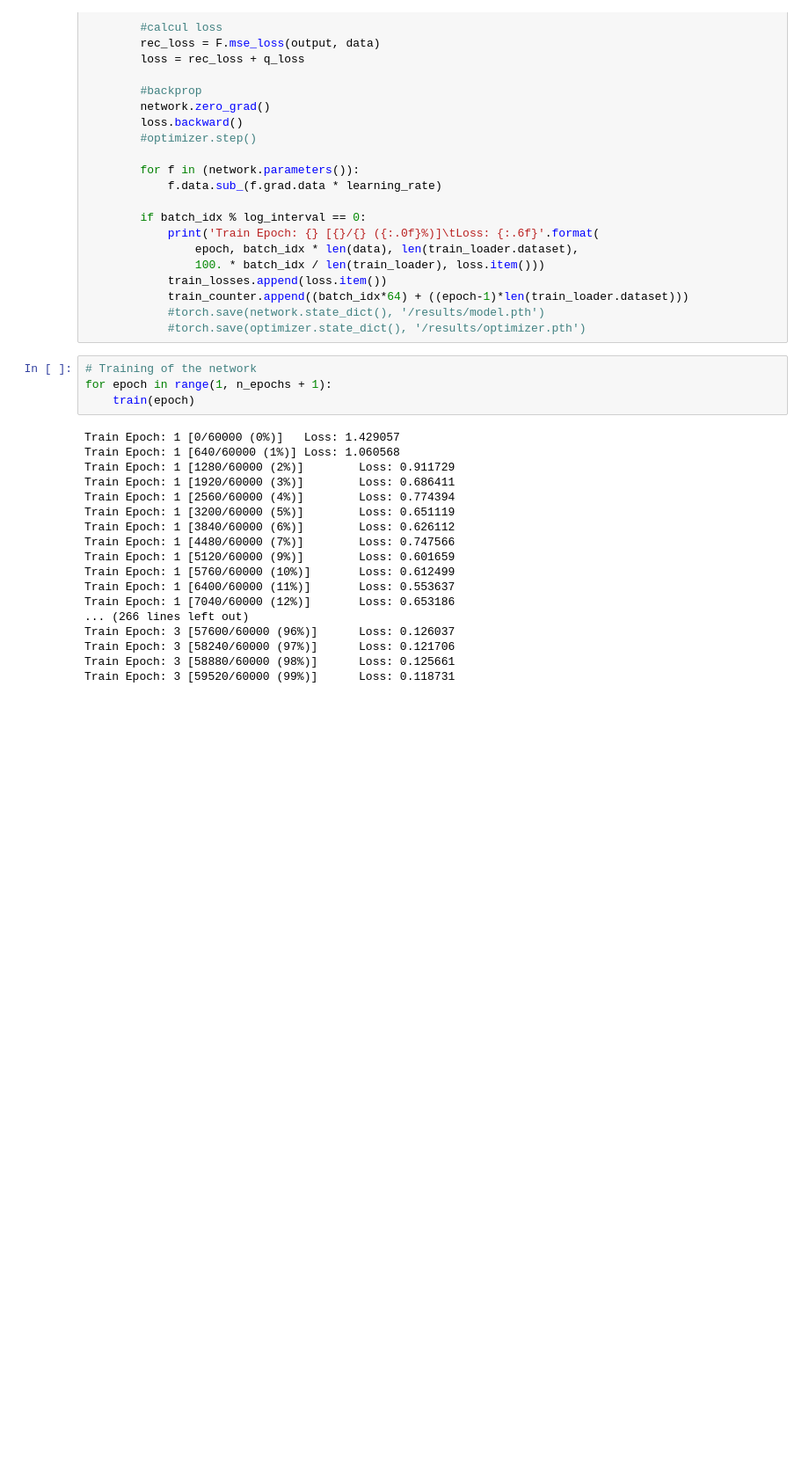
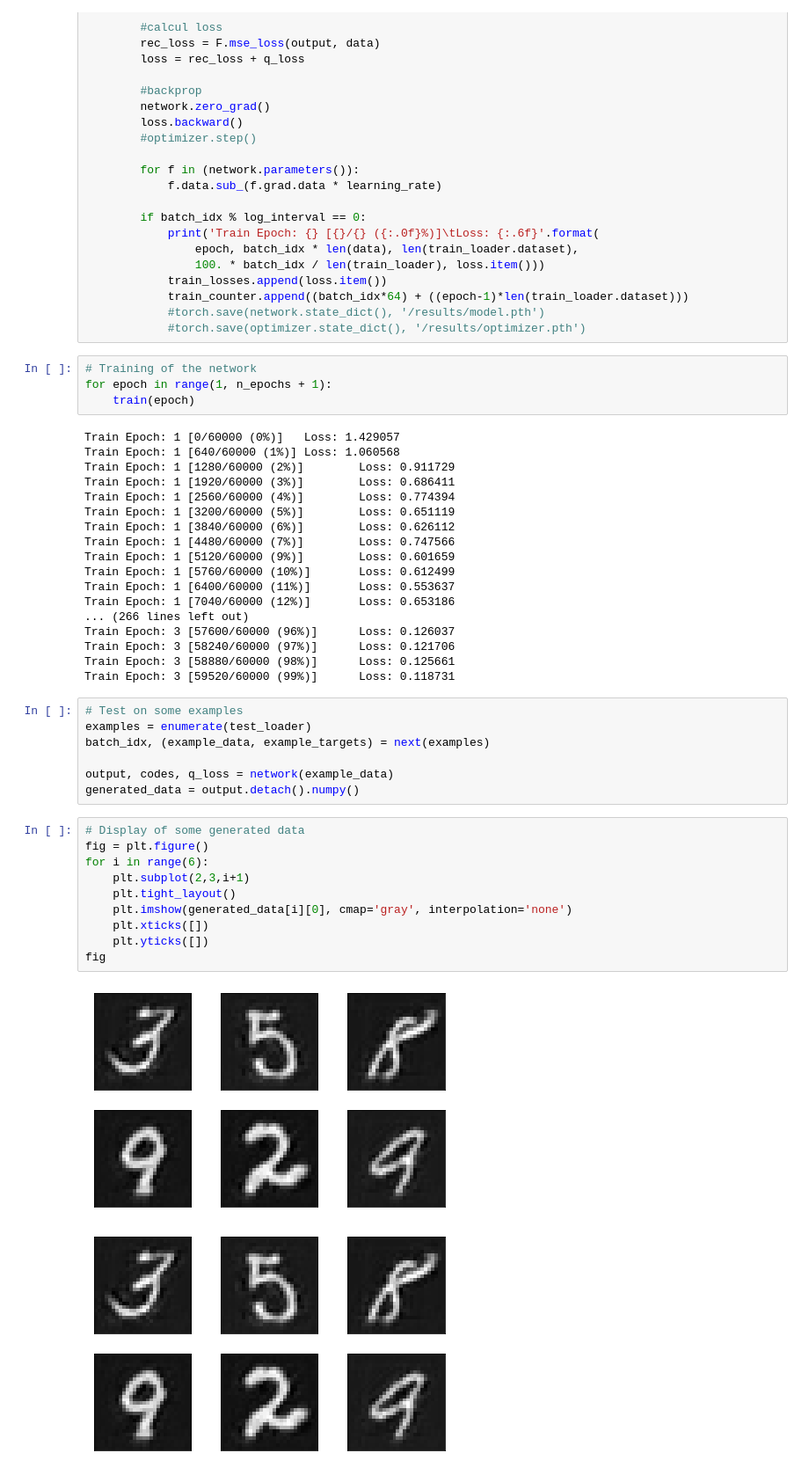
Before and after one commit to aRI0U/spectrogram-inpainting, a Jupyter notebook: code/MNIST_VQ_VAE.ipynb, the cells around one changed output. Shown at 88% size. Drawn from its saved outputs; the diff is of its cells as text; blank space fills up the shorter version.

Commit message:
add generated data

```diff
--- a/code/MNIST_VQ_VAE.ipynb
+++ b/code/MNIST_VQ_VAE.ipynb
@@ -221,3 +219,23 @@ Train Epoch: 3 [57600/60000 (96%)]      Loss: 0.126037
 Train Epoch: 3 [58240/60000 (97%)]      Loss: 0.121706
 Train Epoch: 3 [58880/60000 (98%)]      Loss: 0.125661
 Train Epoch: 3 [59520/60000 (99%)]      Loss: 0.118731
+# %%
+# Test on some examples
+examples = enumerate(test_loader)
+batch_idx, (example_data, example_targets) = next(examples)
+
+output, codes, q_loss = network(example_data)
+generated_data = output.detach().numpy()
+# %%
+# Display of some generated data
+fig = plt.figure()
+for i in range(6):
+    plt.subplot(2,3,i+1)
+    plt.tight_layout()
+    plt.imshow(generated_data[i][0], cmap='gray', interpolation='none')
+    plt.xticks([])
+    plt.yticks([])
+fig
+# %% [output]
+[figure, added]
+[figure, added]
```
Also changed, not shown: parts of 1 cell of this notebook.
